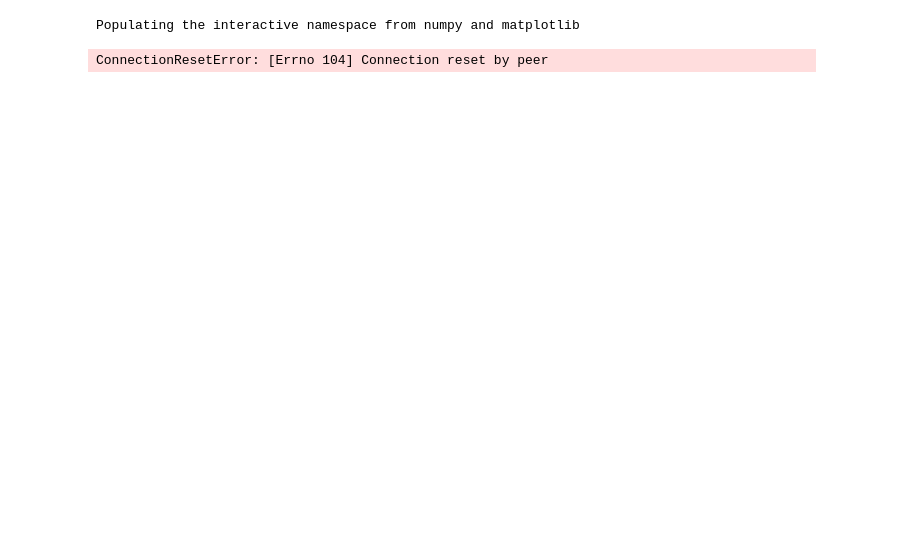
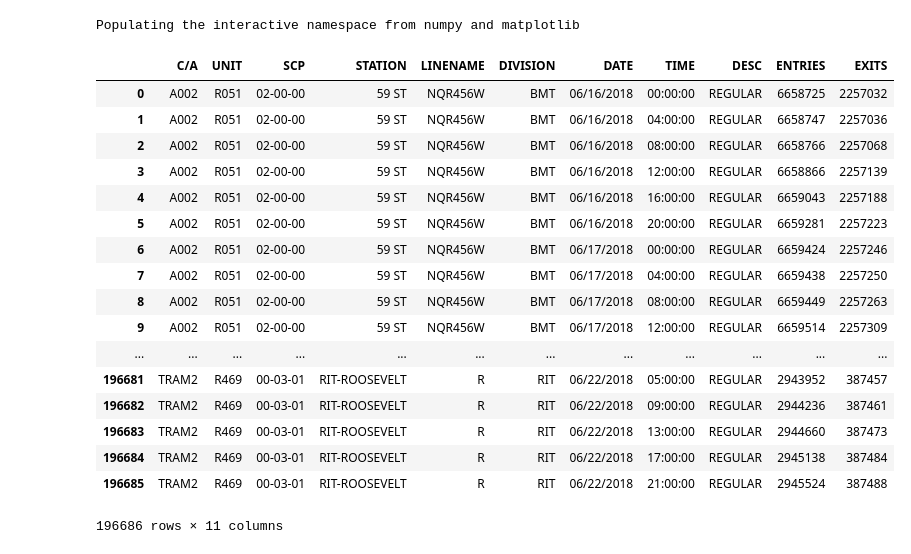
Before and after one commit to dlahtou/Benson_team1_sea18, a Jupyter notebook: Code.ipynb, the cells around one changed output. Saved outputs shown, nothing was run; the diff lists cells and outputs as text; code cells hidden in the pictures; blank space fills up the shorter version.

Commit message:
fixed read_csv

```diff
--- a/Code.ipynb
+++ b/Code.ipynb
@@ -8,6 +8,25 @@ seaborn.set_style("white")
 # %% [output]
 Populating the interactive namespace from numpy and matplotlib
 # %%
-df1 = pd.read_csv('data/http://web.mta.info/developers/data/nyct/turnstile/turnstile_180623.txt')
+df1 = pd.read_csv('data/turnstile_180623.txt')
-# %% [output]
-ConnectionResetError: [Errno 104] Connection reset by peer
+# %%
+df1
+# %% [output]
+|  | C/A | UNIT | SCP | STATION | LINENAME | DIVISION | DATE | TIME | DESC | ENTRIES | EXITS |
+| 0 | A002 | R051 | 02-00-00 | 59 ST | NQR456W | BMT | 06/16/2018 | 00:00:00 | REGULAR | 6658725 | 2257032 |
+| 1 | A002 | R051 | 02-00-00 | 59 ST | NQR456W | BMT | 06/16/2018 | 04:00:00 | REGULAR | 6658747 | 2257036 |
+| 2 | A002 | R051 | 02-00-00 | 59 ST | NQR456W | BMT | 06/16/2018 | 08:00:00 | REGULAR | 6658766 | 2257068 |
+| 3 | A002 | R051 | 02-00-00 | 59 ST | NQR456W | BMT | 06/16/2018 | 12:00:00 | REGULAR | 6658866 | 2257139 |
+| 4 | A002 | R051 | 02-00-00 | 59 ST | NQR456W | BMT | 06/16/2018 | 16:00:00 | REGULAR | 6659043 | 2257188 |
+| 5 | A002 | R051 | 02-00-00 | 59 ST | NQR456W | BMT | 06/16/2018 | 20:00:00 | REGULAR | 6659281 | 2257223 |
+| 6 | A002 | R051 | 02-00-00 | 59 ST | NQR456W | BMT | 06/17/2018 | 00:00:00 | REGULAR | 6659424 | 2257246 |
+| 7 | A002 | R051 | 02-00-00 | 59 ST | NQR456W | BMT | 06/17/2018 | 04:00:00 | REGULAR | 6659438 | 2257250 |
+| 8 | A002 | R051 | 02-00-00 | 59 ST | NQR456W | BMT | 06/17/2018 | 08:00:00 | REGULAR | 6659449 | 2257263 |
+| 9 | A002 | R051 | 02-00-00 | 59 ST | NQR456W | BMT | 06/17/2018 | 12:00:00 | REGULAR | 6659514 | 2257309 |
+| ... | ... | ... | ... | ... | ... | ... | ... | ... | ... | ... | ... |
+| 196681 | TRAM2 | R469 | 00-03-01 | RIT-ROOSEVELT | R | RIT | 06/22/2018 | 05:00:00 | REGULAR | 2943952 | 387457 |
+| 196682 | TRAM2 | R469 | 00-03-01 | RIT-ROOSEVELT | R | RIT | 06/22/2018 | 09:00:00 | REGULAR | 2944236 | 387461 |
+| 196683 | TRAM2 | R469 | 00-03-01 | RIT-ROOSEVELT | R | RIT | 06/22/2018 | 13:00:00 | REGULAR | 2944660 | 387473 |
+| 196684 | TRAM2 | R469 | 00-03-01 | RIT-ROOSEVELT | R | RIT | 06/22/2018 | 17:00:00 | REGULAR | 2945138 | 387484 |
+| 196685 | TRAM2 | R469 | 00-03-01 | RIT-ROOSEVELT | R | RIT | 06/22/2018 | 21:00:00 | REGULAR | 2945524 | 387488 |
+196686 rows × 11 columns
```
